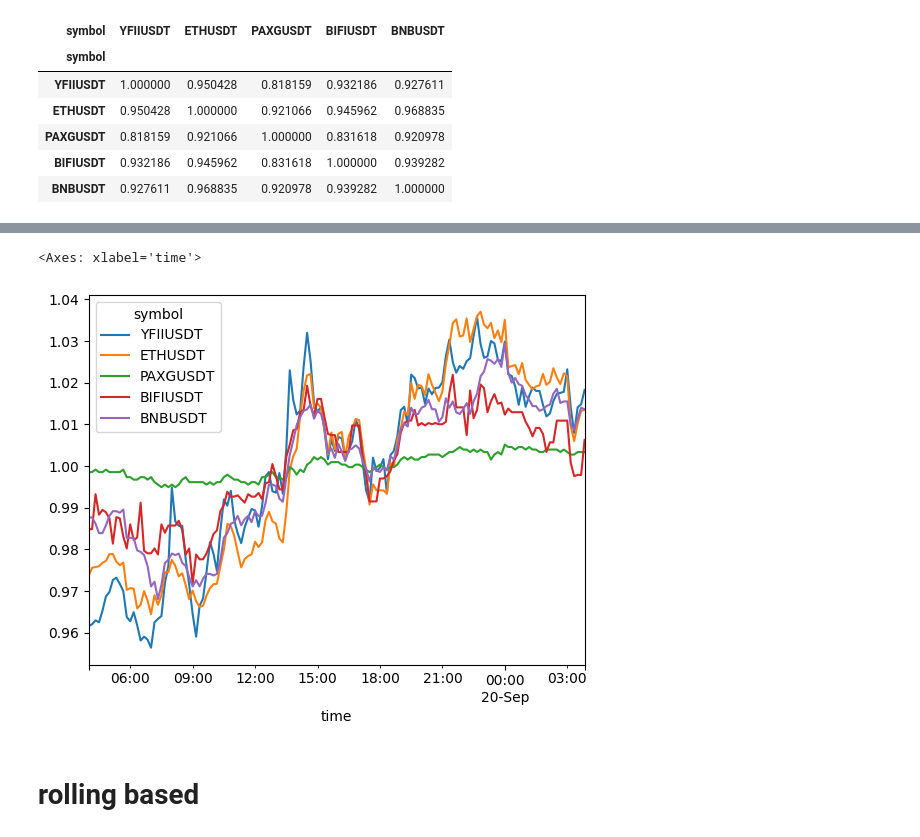
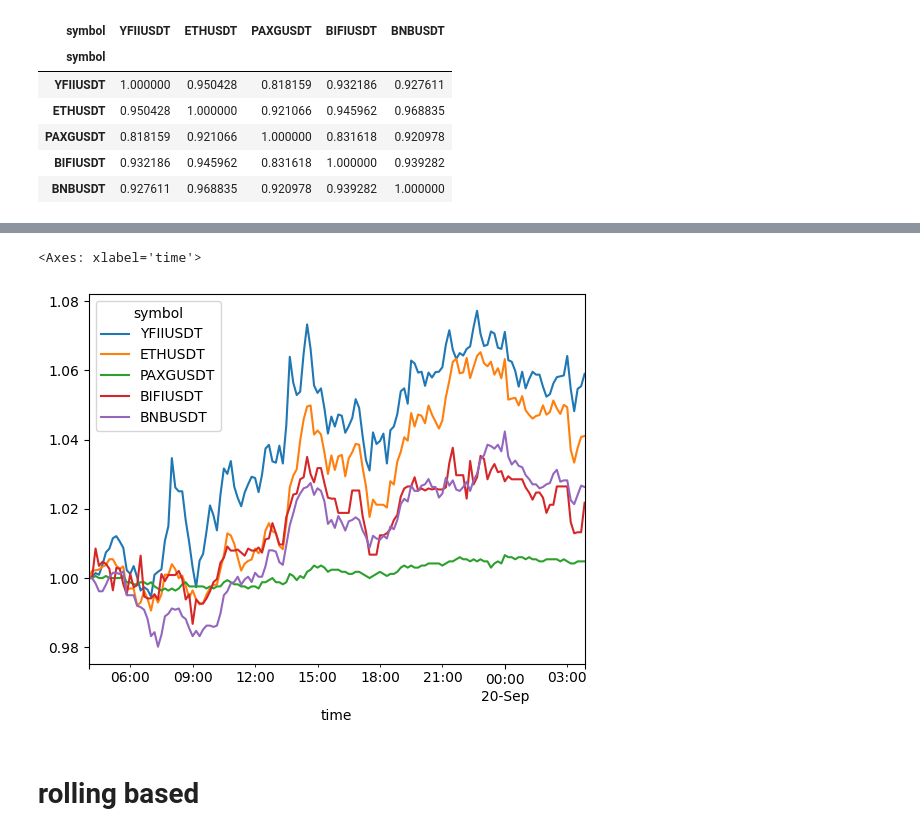
Before and after one commit to sculd/mean_reversal, a Jupyter notebook: var1.ipynb, the cells around one changed output, grey strips where cells are left out. Saved outputs shown, nothing was run; the diff lists cells and outputs as text; code cells hidden in the pictures.

```diff
--- a/var1.ipynb
+++ b/var1.ipynb
@@ -166,8 +146,8 @@ array([0.46782485, 0.84520848, 0.16254804, 0.13209435, 0.15130023])
 # %%
-(df_close_symbols / df_close_symbols.mean()).plot()
+(df_close_symbols / df_close_symbols.iloc[0]).plot()
 # %% [output]
 <Axes: xlabel='time'>
-[figure, old version]
+[figure, new version]
 # %% [markdown]
 # rolling based
 # %%
```
Also changed, not shown: parts of 16 cells of this notebook, 1 other file.
